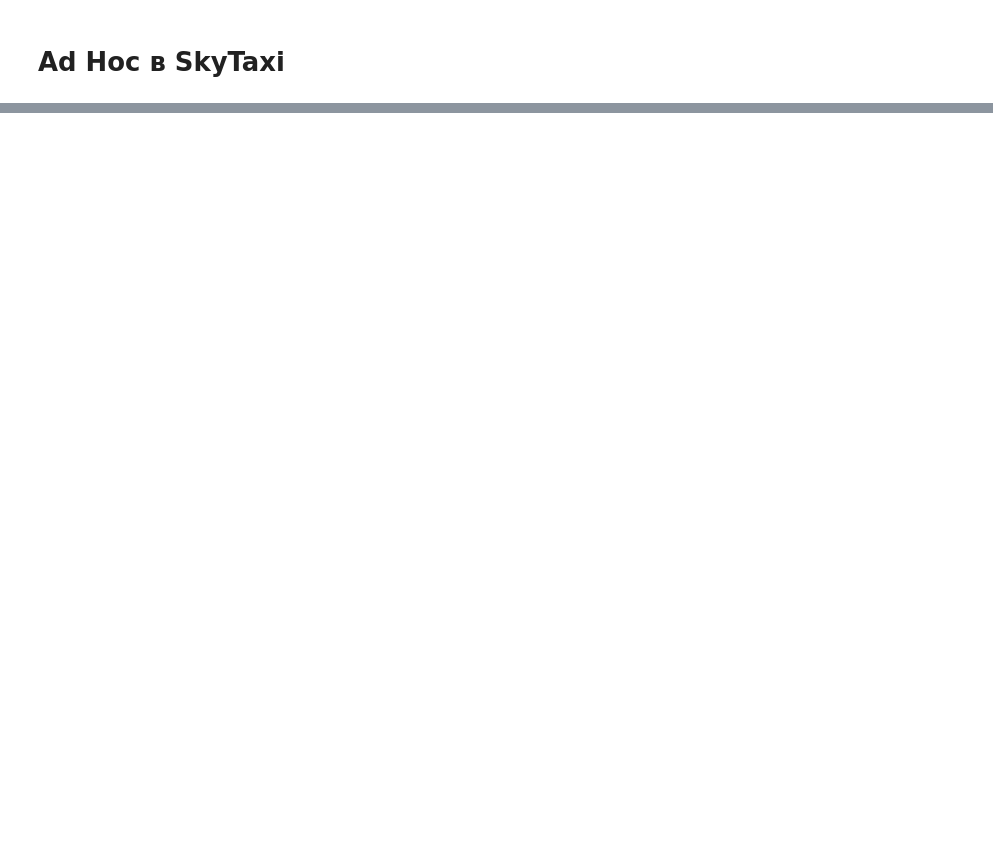
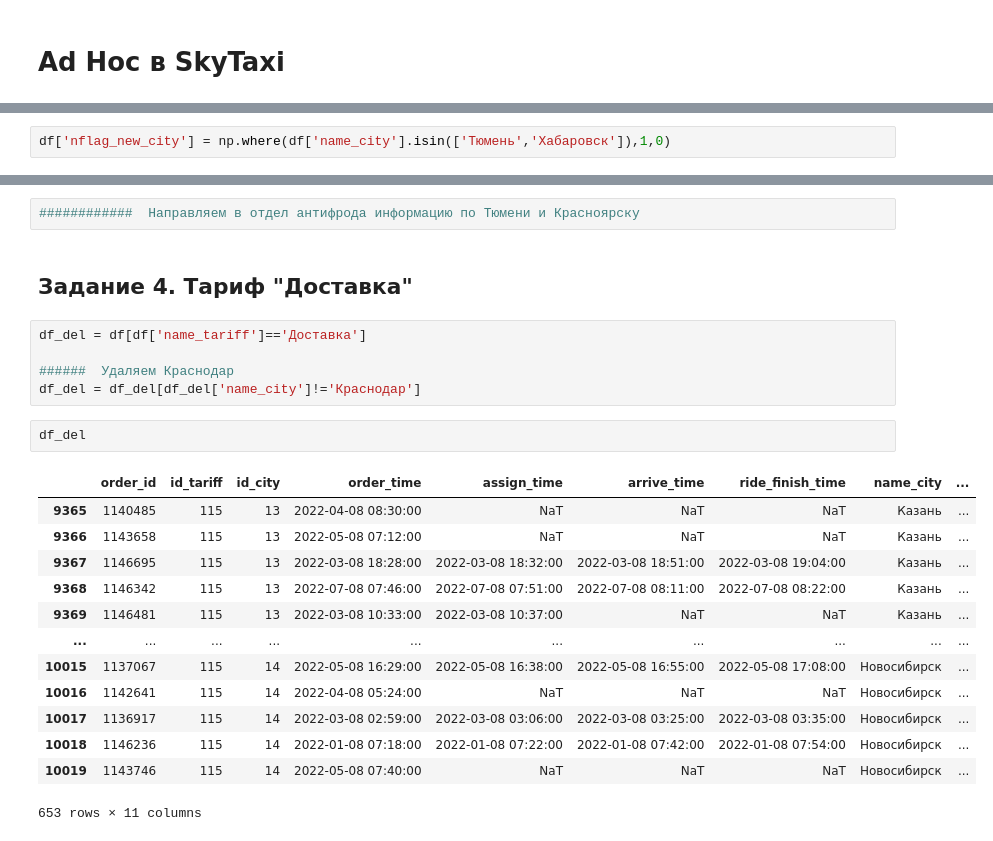
Before and after one commit to natali-n/analytics, a Jupyter notebook: Проект №6/Кейс_1_Adhoc_в_такси_агрегаторе.ipynb, the cells around one changed output, grey strips where cells are left out. Saved outputs shown, nothing was run; the diff lists cells and outputs as text; blank space fills up the shorter version.

```diff
--- a/Проект №6/Кейс_1_Adhoc_в_такси_агрегаторе.ipynb
+++ b/Проект №6/Кейс_1_Adhoc_в_такси_агрегаторе.ipynb
@@ -28,0 +129,2 @@ df = df.merge(df_tariff, on = 'id_tariff')
+# %%
+df['nflag_new_city'] = np.where(df['name_city'].isin(['Тюмень','Хабаровск']),1,0)
@@ -28,0 +189,25 @@ df = df.merge(df_tariff, on = 'id_tariff')
+# %%
+############  Направляем в отдел антифрода информацию по Тюмени и Красноярску
+# %% [markdown]
+## Задание 4. Тариф "Доставка"
+# %%
+df_del = df[df['name_tariff']=='Доставка']
+
+######  Удаляем Краснодар
+df_del = df_del[df_del['name_city']!='Краснодар']
+# %%
+df_del
+# %% [output]
+|  | order_id | id_tariff | id_city | order_time | assign_time | arrive_time | ride_finish_time | name_city | ... |
+| 9365 | 1140485 | 115 | 13 | 2022-04-08 08:30:00 | NaT | NaT | NaT | Казань | ... |
+| 9366 | 1143658 | 115 | 13 | 2022-05-08 07:12:00 | NaT | NaT | NaT | Казань | ... |
+| 9367 | 1146695 | 115 | 13 | 2022-03-08 18:28:00 | 2022-03-08 18:32:00 | 2022-03-08 18:51:00 | 2022-03-08 19:04:00 | Казань | ... |
+| 9368 | 1146342 | 115 | 13 | 2022-07-08 07:46:00 | 2022-07-08 07:51:00 | 2022-07-08 08:11:00 | 2022-07-08 08:22:00 | Казань | ... |
+| 9369 | 1146481 | 115 | 13 | 2022-03-08 10:33:00 | 2022-03-08 10:37:00 | NaT | NaT | Казань | ... |
+| ... | ... | ... | ... | ... | ... | ... | ... | ... | ... |
+| 10015 | 1137067 | 115 | 14 | 2022-05-08 16:29:00 | 2022-05-08 16:38:00 | 2022-05-08 16:55:00 | 2022-05-08 17:08:00 | Новосибирск | ... |
+| 10016 | 1142641 | 115 | 14 | 2022-04-08 05:24:00 | NaT | NaT | NaT | Новосибирск | ... |
+| 10017 | 1136917 | 115 | 14 | 2022-03-08 02:59:00 | 2022-03-08 03:06:00 | 2022-03-08 03:25:00 | 2022-03-08 03:35:00 | Новосибирск | ... |
+| 10018 | 1146236 | 115 | 14 | 2022-01-08 07:18:00 | 2022-01-08 07:22:00 | 2022-01-08 07:42:00 | 2022-01-08 07:54:00 | Новосибирск | ... |
+| 10019 | 1143746 | 115 | 14 | 2022-05-08 07:40:00 | NaT | NaT | NaT | Новосибирск | ... |
+653 rows × 11 columns
```
Also changed, not shown: parts of 41 cells of this notebook.
